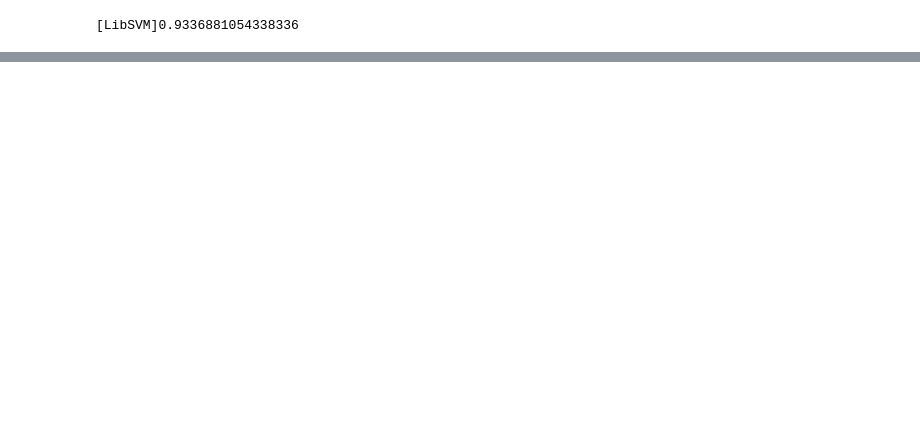
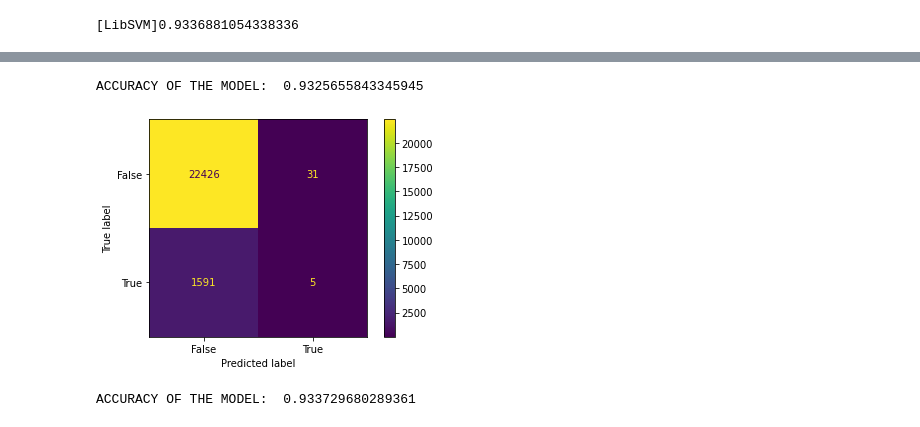
Before and after one commit to kimsternator/ECE-225-Project, a Jupyter notebook: ECE 225 Project.ipynb, the cells around one changed output, grey strips where cells are left out. Saved outputs shown, nothing was run; the diff lists cells and outputs as text; code cells hidden in the pictures; blank space fills up the shorter version.

```diff
--- a/ECE 225 Project.ipynb
+++ b/ECE 225 Project.ipynb
@@ -1087,0 +1097,65 @@ ACCURACY OF THE MODEL:  0.933729680289361
+# %%
+from sklearn.ensemble import RandomForestClassifier
+from sklearn import metrics
+
+training_data_X = pd.read_csv("./Cleaned Data/Train/train_X.csv")
+training_data_Y = pd.read_csv("./Cleaned Data/Train/train_Y.csv")
+
+validation_data_X = pd.read_csv("./Cleaned Data/Validation/valid_X.csv")
+validation_data_Y = pd.read_csv("./Cleaned Data/Validation/valid_Y.csv")
+
+X = training_data_X.values
+Y = training_data_Y["SeriousDlqin2yrs"].values.ravel()
+X_test = validation_data_X.values
+Y_test = validation_data_Y["SeriousDlqin2yrs"].values.ravel()
+
+clf = RandomForestClassifier(max_depth=10, random_state=0)
+clf.fit(X, Y)
+Y_pred = lr.predict(X_test)
+
+print("ACCURACY OF THE MODEL: ", metrics.accuracy_score(Y_test, Y_pred))
+# %% [output]
+ACCURACY OF THE MODEL:  0.9325655843345945
+# %%
+from sklearn import metrics
+import matplotlib.pyplot as plt
+
+confusion_matrix = metrics.confusion_matrix(Y_test, Y_pred)
+cm_display = metrics.ConfusionMatrixDisplay(confusion_matrix = confusion_matrix, display_labels = [False, True])
+
+cm_display.plot()
+plt.show()
+# %% [output]
+[figure, added]
+# %%
+from sklearn.ensemble import RandomForestClassifier
+from sklearn import metrics
+
+training_data_X = pd.read_csv("./Cleaned Data/Train/train_X.csv")
+training_data_Y = pd.read_csv("./Cleaned Data/Train/train_Y.csv")
+
+validation_data_X = pd.read_csv("./Cleaned Data/Validation/valid_X.csv")
+validation_data_Y = pd.read_csv("./Cleaned Data/Validation/valid_Y.csv")
+
+model_2_X = training_data_X.copy()
+model_2_X["RevolvingUtilizationOfUnsecuredLines"] = np.log10(model_2_X["RevolvingUtilizationOfUnsecuredLines"] + 0.0001)
+model_2_X["MonthlyIncome"] = np.log10(model_2_X["MonthlyIncome"] + 0.0001)
+
+model_2_X_validation = validation_data_X.copy()
+model_2_X_validation["RevolvingUtilizationOfUnsecuredLines"] = np.log10(model_2_X_validation["RevolvingUtilizationOfUnsecuredLines"] + 0.0001)
+model_2_X_validation["MonthlyIncome"] = np.log10(model_2_X_validation["MonthlyIncome"] + 0.0001)
+
+X_concat = pd.concat([model_2_X, training_data_Y], axis=1)
+X_concat = X_concat.sample(int(len(X_concat) * 0.1))
+X = X_concat.drop(columns=["SeriousDlqin2yrs"]).values
+Y = X_concat["SeriousDlqin2yrs"].values.ravel()
+X_test = model_2_X_validation.values
+Y_test = validation_data_Y["SeriousDlqin2yrs"].values.ravel()
+
+clf = RandomForestClassifier(max_depth=10, random_state=0)
+clf.fit(X, Y)
+Y_pred = lr.predict(X_test)
+
+print("ACCURACY OF THE MODEL: ", metrics.accuracy_score(Y_test, Y_pred))
+# %% [output]
+ACCURACY OF THE MODEL:  0.933729680289361
```
Also changed, not shown: parts of 22 cells of this notebook, 12 other files.
